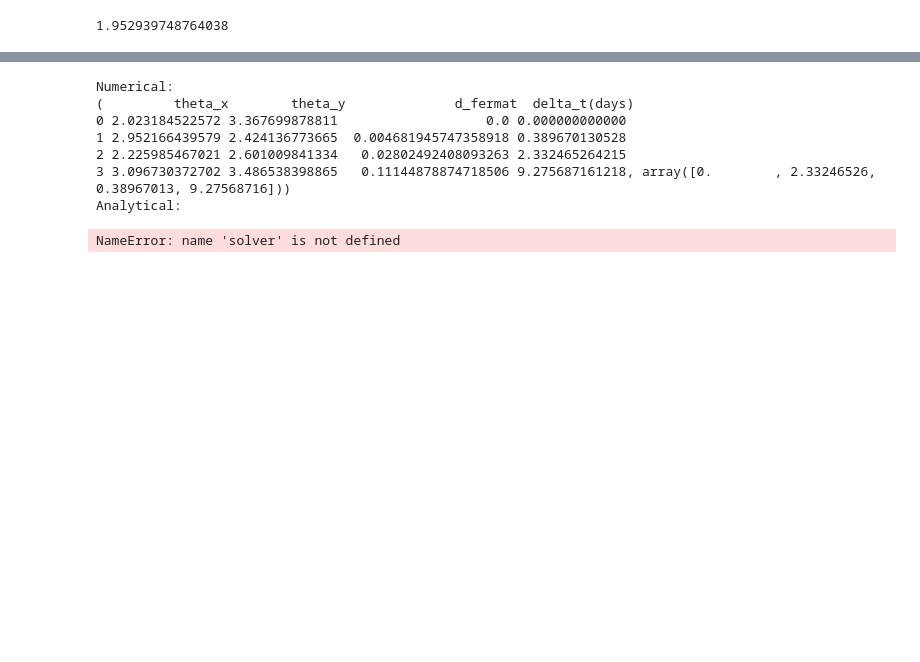
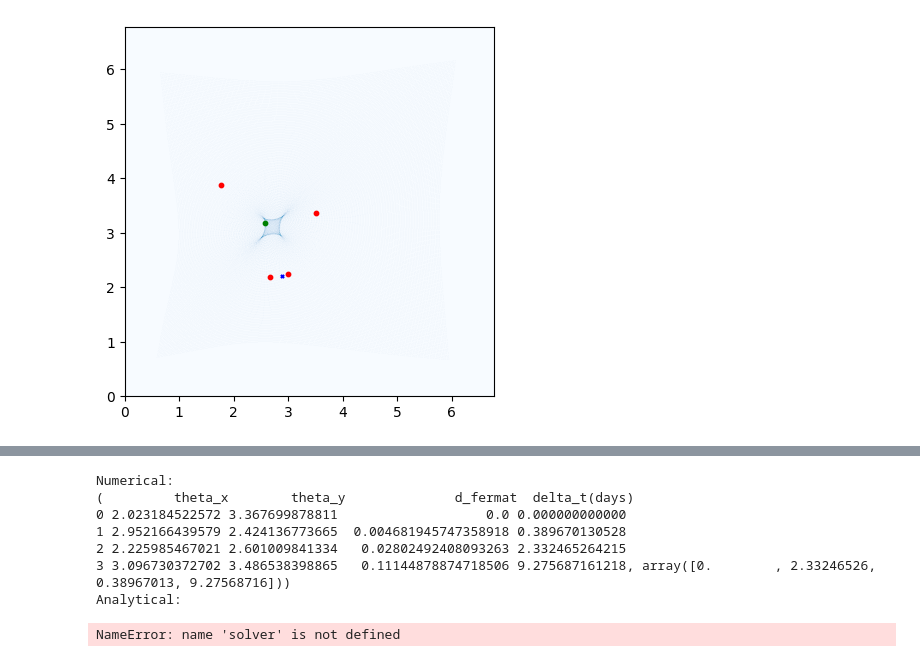
Before and after one commit to diceandcats/SURE-GW-lensing-cont, a Jupyter notebook: Real stuffs/cluster_class_verify.ipynb, the cells around one changed output, grey strips where cells are left out. Cells and saved outputs as stored; diff of their text form; code cells hidden in the pictures; blank space fills up the shorter version.

```diff
--- a/Real stuffs/cluster_class_verify.ipynb
+++ b/Real stuffs/cluster_class_verify.ipynb
@@ -88,6 +88,6 @@ plt.gca().invert_yaxis()
 # %%
-beta = np.array([2.24444444, 3.32333333])/pixscale #in pixel
-z_s = 2.0
+beta = np.array([2.57, 3.18])/pixscale #in pixel
+z_s = 1.0
 z_l = 0.5
 cluster = ClusterLensing(alpha_x_arcsec, alpha_y_arcsec, psi_arcsec, z_l , z_s, pixscale, 678, diff_z = True)
 lensModel = LensModel(lens_model_list=lens_model_list)
@@ -102,7 +102,7 @@ scal = (D_LS1 * D_S2)/(D_LS2 * D_S1)
 kwargs_mp = {'theta_E': theta_E* pixscale * scal, 'e1':0, 'e2':0.2, 'center_x': len_coord[0]* pixscale, 'center_y': len_coord[1]* pixscale}
 kwargs_lens = [kwargs_mp]
 solver1 = LensEquationSolver(lensModel)
-thetax, thetay = solver1.image_position_analytical(beta[0]* pixscale, beta[1]* pixscale, kwargs_lens)
+thetax, thetay = solver1.image_position_from_source(beta[0]* pixscale, beta[1]* pixscale, kwargs_lens)
 theta_analytical = [[] for _ in range(len(thetax))]
 
 for i in range(len(thetax)):
@@ -121,8 +121,8 @@ theta_numerical = cluster.get_image_positions(beta[0]*pixscale, beta[1]*pixscale
 #plt.imshow(array_test, cmap='Blues')
 #plt.gca().invert_yaxis()
 print(beta * pixscale)
-
-
+print(sorted_theta_analytical)
+print(theta_numerical)
 
 for i in range(len(sorted_theta_analytical)):
     print(f'Image {i+1} position: {theta_numerical[i]}')
@@ -140,9 +148,11 @@ Difference: 7.904878131177216e-05
-# %%
-import time
-start = time.time()
-cluster_test = ClusterLensing(alpha_x_arcsec, alpha_y_arcsec, psi_arcsec, z_l , 2.0, pixscale, 678, diff_z = True)
-theta = cluster_test.get_image_positions(2.65, 3.055)
-
-print(time.time()-start)
-# %% [output]
-1.952939748764038
+# %%
+for i in range(len(theta_numerical)):
+    plt.scatter(theta_numerical[i][0] , theta_numerical[i][1] , color='blue', s=5, marker='x')
+
+for i in range(len(sorted_theta_analytical)):
+    plt.scatter(sorted_theta_analytical[i][0] , sorted_theta_analytical[i][1] , color='red', s=10)
+plt.scatter(beta[0]* pixscale, beta[1]*pixscale, color='green', s=10)
+plt.imshow(array_test, cmap='Blues', extent=[0, 678* pixscale, 678 * pixscale, 0])
+plt.gca().invert_yaxis()
+# %% [output]
+[figure, added]
```
Also changed, not shown: parts of 7 cells of this notebook, 3 other files.
